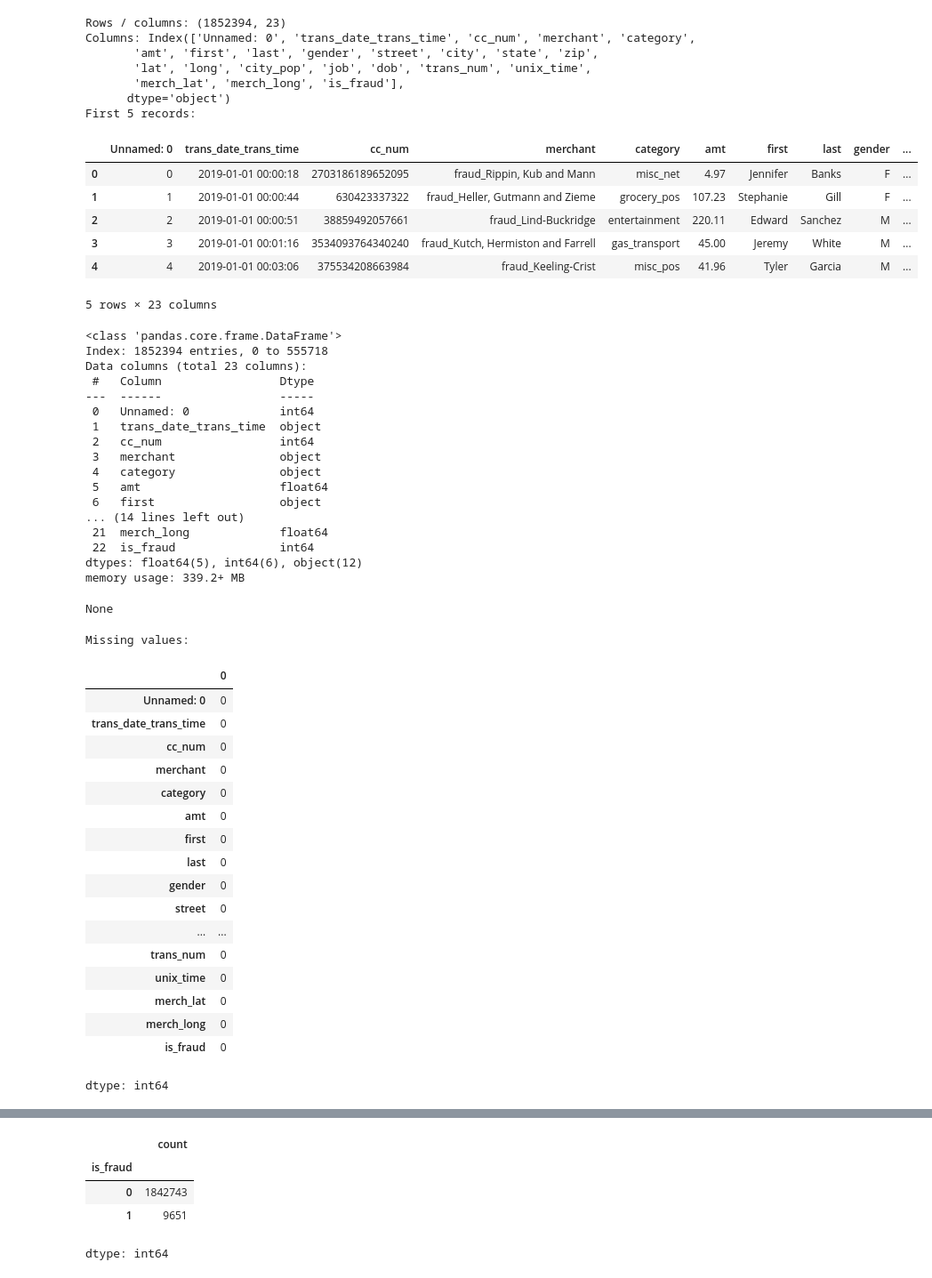
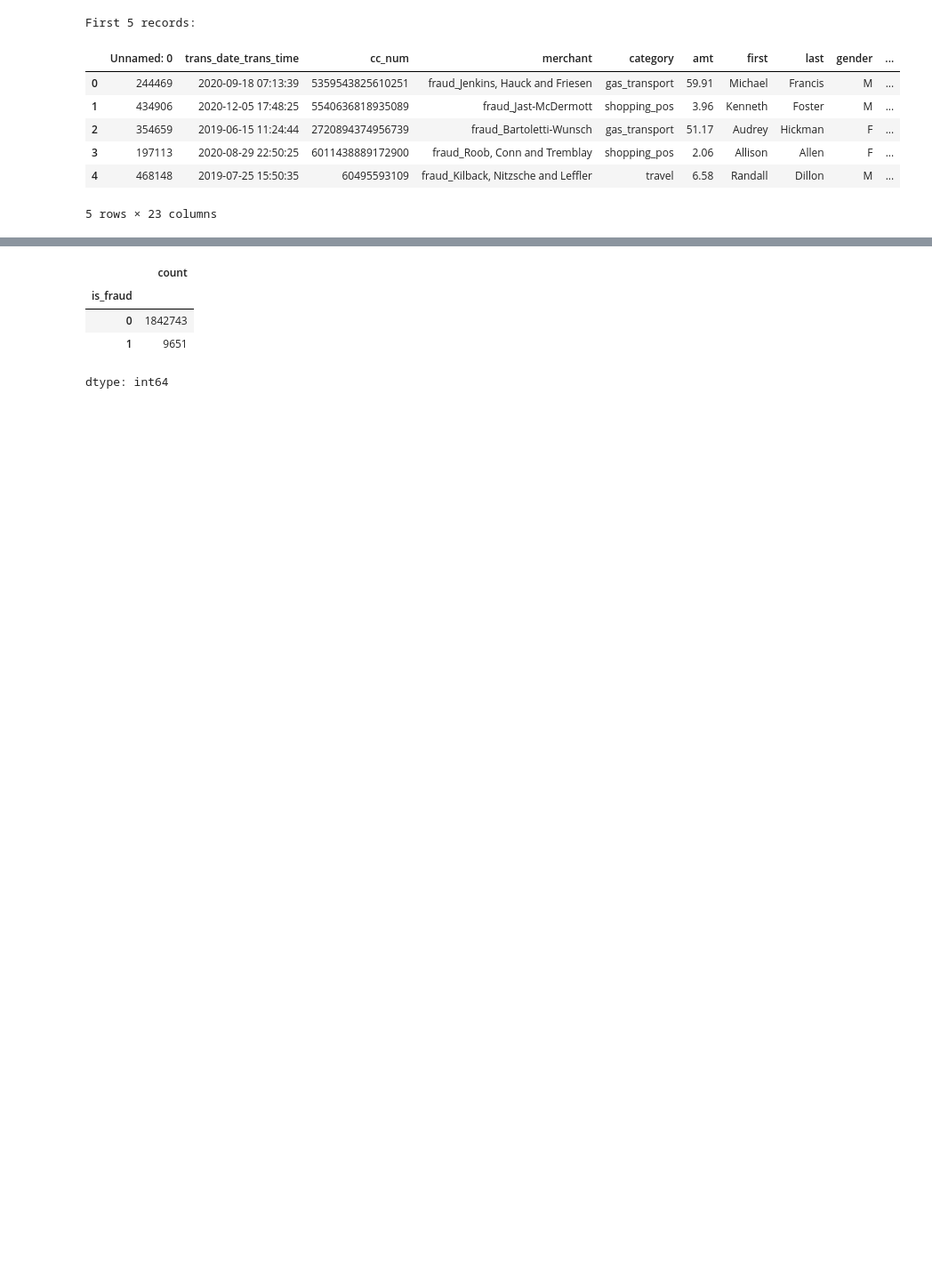
Before and after one commit to danieligelnik/CCFraudProject, a Jupyter notebook: DS_project.ipynb, the cells around one changed output, grey strips where cells are left out. Shown at 89% size. Drawn from its saved outputs; the diff is of its cells as text; code cells hidden in the pictures; blank space fills up the shorter version.

Commit message:
Printing info in different cells

```diff
--- a/DS_project.ipynb
+++ b/DS_project.ipynb
@@ -53,70 +56,30 @@ Using Colab cache for faster access to the 'fraud-transactions-dataset' dataset.
 # %%
-def df_info(df):
-  print(f"Rows / columns: {df.shape}")
-  print(f"Columns: {df.columns}")
-  print("First 5 records:")
-  display(df.head())
-  display(df.info())
-  print("Missing values:")
-  display(df.isna().sum())
-  display(df.nunique())
+def df_info(df, what):
+  if (what == "head"):
+    print("First 5 records:")
+    display(df.head())
+  elif (what == "columns"):
+    print("Columns:")
+    display(df.columns)
+    print(f"Rows / columns: {df.shape}")
+  elif (what == "info"):
+    print("Missing values:")
+    display(df.isna().sum())
+    display(df.info())
 # %%
 #merge two data sets into one table
 df_cards = pd.concat([df_cards_train, df_cards_test])
 
 # Shuffle the DataFrame to ensure 'is_fraud=1' records are spread equally
 df_cards = df_cards.sample(frac=1, random_state=42).reset_index(drop=True)
 
-df_info(df_cards)
+df_info(df_cards, "head")
 # %% [output]
-Rows / columns: (1852394, 23)
-Columns: Index(['Unnamed: 0', 'trans_date_trans_time', 'cc_num', 'merchant', 'category',
-       'amt', 'first', 'last', 'gender', 'street', 'city', 'state', 'zip',
-       'lat', 'long', 'city_pop', 'job', 'dob', 'trans_num', 'unix_time',
-       'merch_lat', 'merch_long', 'is_fraud'],
-      dtype='object')
 First 5 records:
 |  | Unnamed: 0 | trans_date_trans_time | cc_num | merchant | category | amt | first | last | gender | ... |
-| 0 | 0 | 2019-01-01 00:00:18 | 2703186189652095 | fraud_Rippin, Kub and Mann | misc_net | 4.97 | Jennifer | Banks | F | ... |
-| 1 | 1 | 2019-01-01 00:00:44 | 630423337322 | fraud_Heller, Gutmann and Zieme | grocery_pos | 107.23 | Stephanie | Gill | F | ... |
-| 2 | 2 | 2019-01-01 00:00:51 | 38859492057661 | fraud_Lind-Buckridge | entertainment | 220.11 | Edward | Sanchez | M | ... |
-| 3 | 3 | 2019-01-01 00:01:16 | 3534093764340240 | fraud_Kutch, Hermiston and Farrell | gas_transport | 45.00 | Jeremy | White | M | ... |
-| 4 | 4 | 2019-01-01 00:03:06 | 375534208663984 | fraud_Keeling-Crist | misc_pos | 41.96 | Tyler | Garcia | M | ... |
+| 0 | 244469 | 2020-09-18 07:13:39 | 5359543825610251 | fraud_Jenkins, Hauck and Friesen | gas_transport | 59.91 | Michael | Francis | M | ... |
+| 1 | 434906 | 2020-12-05 17:48:25 | 5540636818935089 | fraud_Jast-McDermott | shopping_pos | 3.96 | Kenneth | Foster | M | ... |
+| 2 | 354659 | 2019-06-15 11:24:44 | 2720894374956739 | fraud_Bartoletti-Wunsch | gas_transport | 51.17 | Audrey | Hickman | F | ... |
+| 3 | 197113 | 2020-08-29 22:50:25 | 6011438889172900 | fraud_Roob, Conn and Tremblay | shopping_pos | 2.06 | Allison | Allen | F | ... |
+| 4 | 468148 | 2019-07-25 15:50:35 | 60495593109 | fraud_Kilback, Nitzsche and Leffler | travel | 6.58 | Randall | Dillon | M | ... |
 5 rows × 23 columns
-<class 'pandas.core.frame.DataFrame'>
-Index: 1852394 entries, 0 to 555718
-Data columns (total 23 columns):
- #   Column                 Dtype
----  ------                 -----
- 0   Unnamed: 0             int64
- 1   trans_date_trans_time  object
- 2   cc_num                 int64
- 3   merchant               object
- 4   category               object
- 5   amt                    float64
- 6   first                  object
-... (14 lines left out)
- 21  merch_long             float64
- 22  is_fraud               int64
-dtypes: float64(5), int64(6), object(12)
-memory usage: 339.2+ MB
-None
-Missing values:
-|  | 0 |
-| Unnamed: 0 | 0 |
-| trans_date_trans_time | 0 |
-| cc_num | 0 |
-| merchant | 0 |
-| category | 0 |
-| amt | 0 |
-| first | 0 |
-| last | 0 |
-| gender | 0 |
-| street | 0 |
-| ... | ... |
-| trans_num | 0 |
-| unix_time | 0 |
-| merch_lat | 0 |
-| merch_long | 0 |
-| is_fraud | 0 |
-dtype: int64
```
Also changed, not shown: parts of 5 cells of this notebook.
